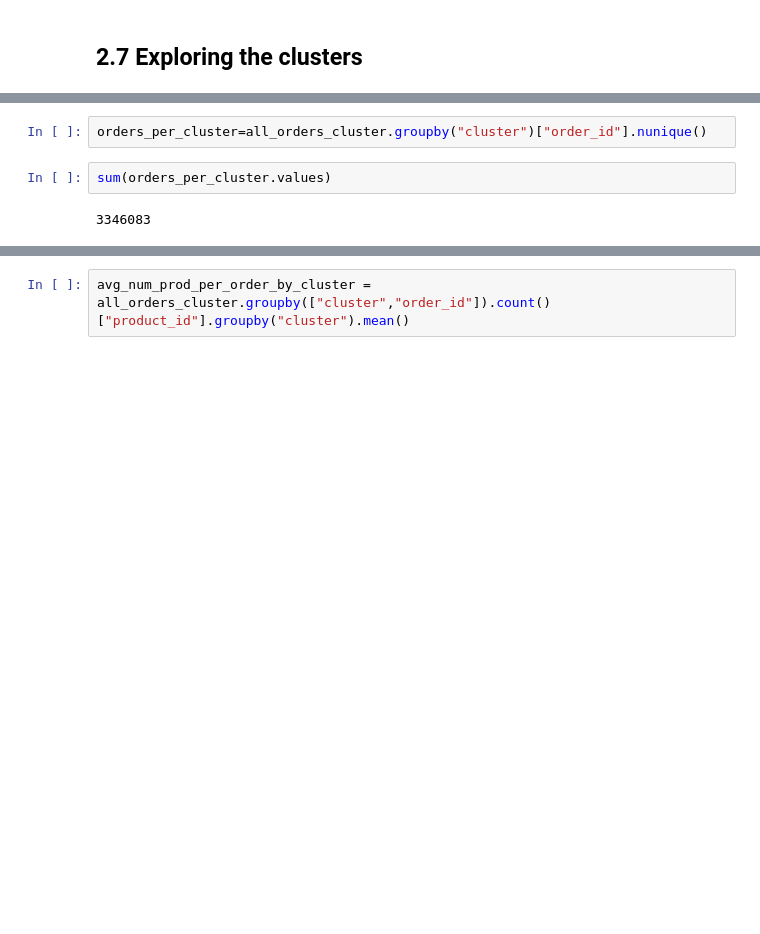
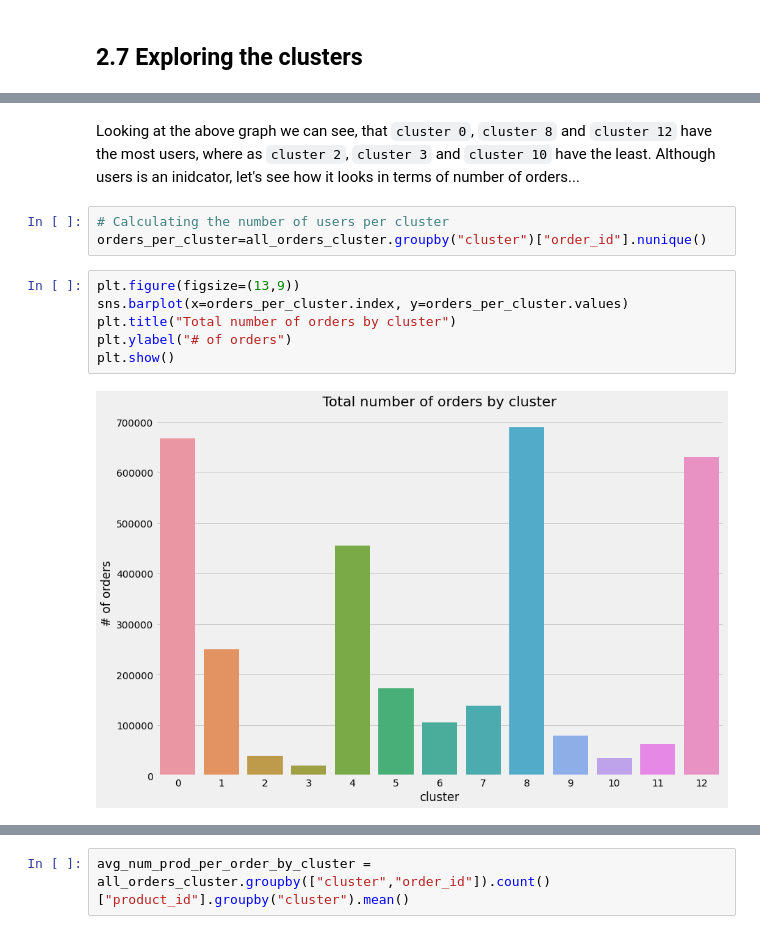
Before and after one commit to lmo272/instacart-product-recommender, a Jupyter notebook: 2_Clustering/2_clustering.ipynb, the cells around one changed output, grey strips where cells are left out. Drawn from its saved outputs; the diff is of its cells as text; blank space fills up the shorter version.

```diff
--- a/2_Clustering/2_clustering.ipynb
+++ b/2_Clustering/2_clustering.ipynb
@@ -344,6 +327,13 @@ plt.show()
+# %% [markdown]
+Looking at the above graph we can see, that `cluster 0`, `cluster 8` and `cluster 12` have the most users, where as `cluster 2`, `cluster 3` and `cluster 10` have the least. Although users is an inidcator, let's see how it looks in terms of number of orders...
 # %%
+# Calculating the number of users per cluster
 orders_per_cluster=all_orders_cluster.groupby("cluster")["order_id"].nunique()
-# %%
-sum(orders_per_cluster.values)
-# %% [output]
-3346083
+# %%
+plt.figure(figsize=(13,9))
+sns.barplot(x=orders_per_cluster.index, y=orders_per_cluster.values)
+plt.title("Total number of orders by cluster")
+plt.ylabel("# of orders")
+plt.show()
+# %% [output]
+[figure, added]
```
Also changed, not shown: parts of 23 cells of this notebook.
